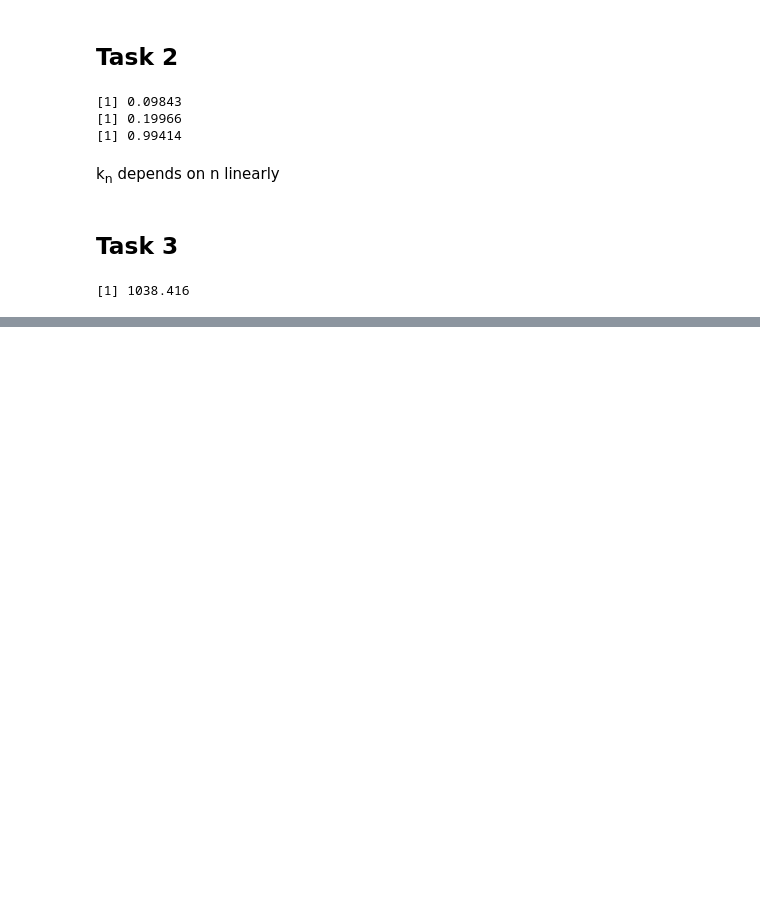
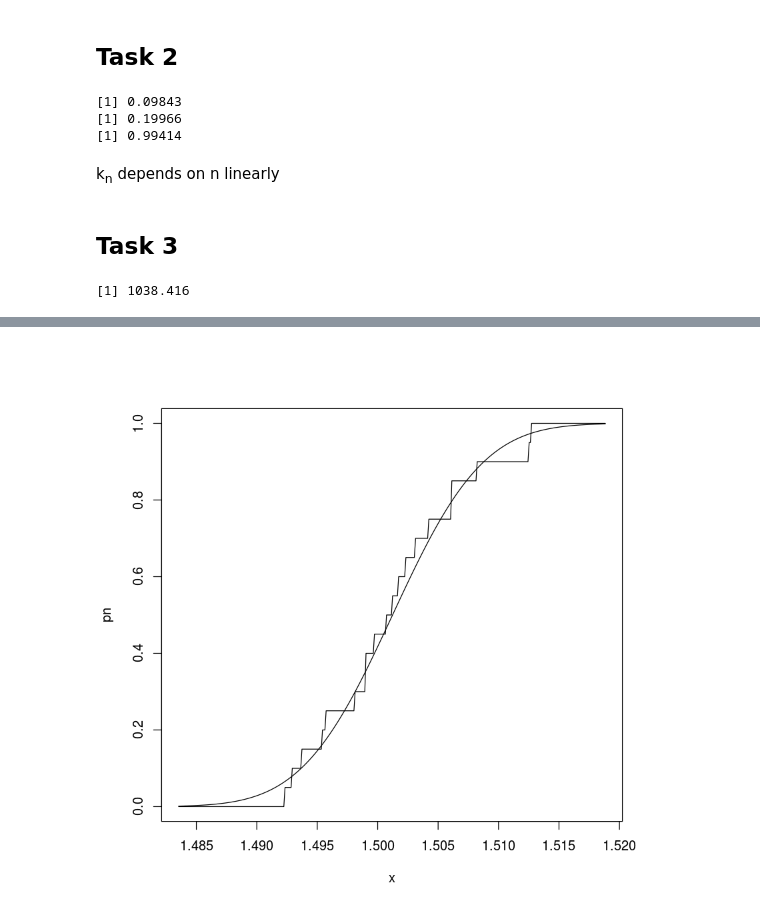
Before and after one commit to neonbevz/r-labs, a Jupyter notebook: A.Bevz - Lab1.ipynb, the cells around one changed output, grey strips where cells are left out. Saved outputs shown, nothing was run; the diff lists cells and outputs as text; code cells hidden in the pictures; blank space fills up the shorter version.

```diff
--- a/A.Bevz - Lab1.ipynb
+++ b/A.Bevz - Lab1.ipynb
@@ -98,0 +125,5 @@ print(iterate_append(it) / it)
+# %%
+n <- 20
+plot_vars(n, N, k)
+# %% [output]
+[figure, added]
```
Also changed, not shown: parts of 4 cells of this notebook.
